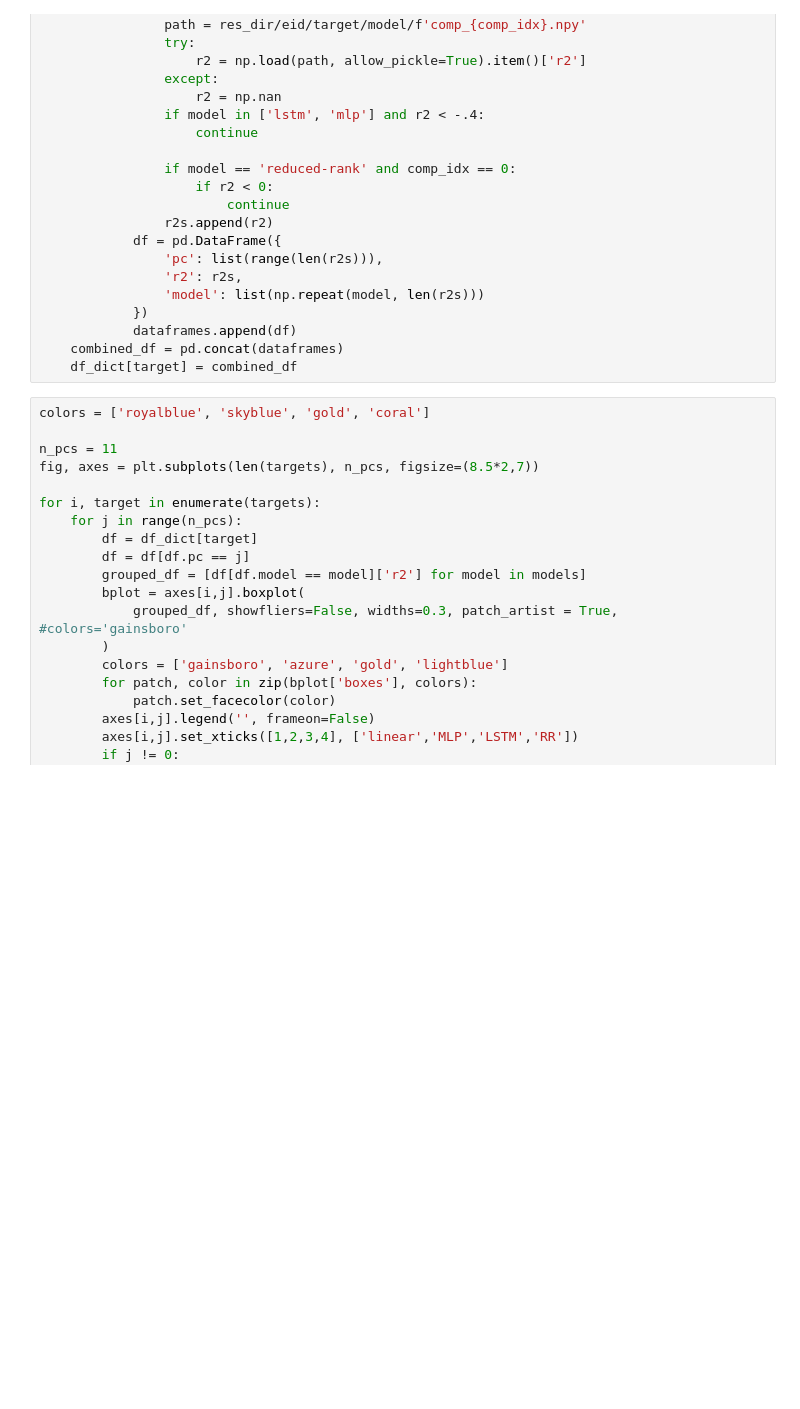
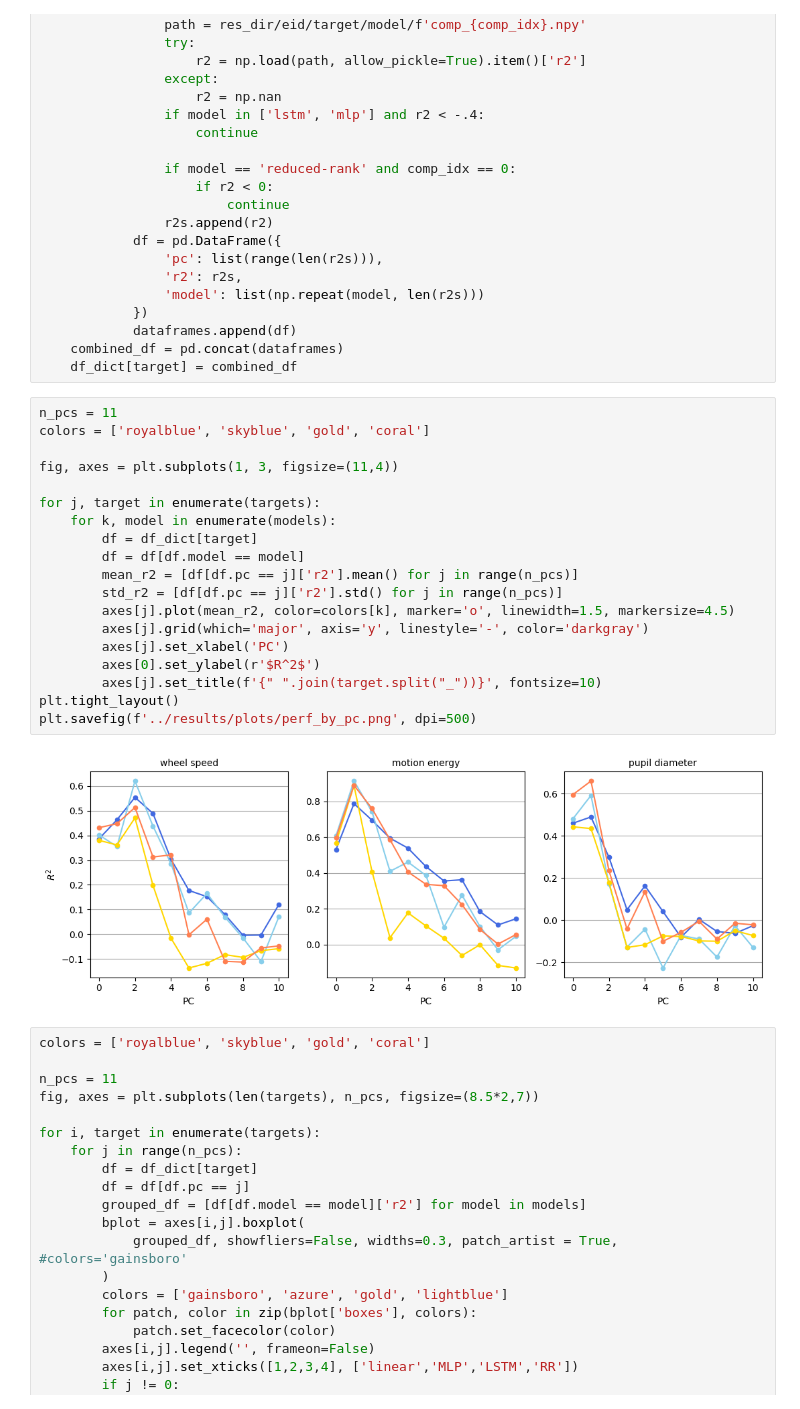
Before and after one commit to yzhang511/neural_decoding, a Jupyter notebook: notebooks/behavior_decomp.ipynb, the cells around one changed output. Saved outputs shown, nothing was run; the diff lists cells and outputs as text; blank space fills up the shorter version.

```diff
--- a/notebooks/behavior_decomp.ipynb
+++ b/notebooks/behavior_decomp.ipynb
@@ -692,6 +730,27 @@ for target in targets:
             dataframes.append(df)
     combined_df = pd.concat(dataframes)
     df_dict[target] = combined_df
+# %%
+n_pcs = 11
+colors = ['royalblue', 'skyblue', 'gold', 'coral']
+
+fig, axes = plt.subplots(1, 3, figsize=(11,4))
+
+for j, target in enumerate(targets):
+    for k, model in enumerate(models):
+        df = df_dict[target]
+        df = df[df.model == model]
+        mean_r2 = [df[df.pc == j]['r2'].mean() for j in range(n_pcs)]
+        std_r2 = [df[df.pc == j]['r2'].std() for j in range(n_pcs)]
+        axes[j].plot(mean_r2, color=colors[k], marker='o', linewidth=1.5, markersize=4.5)
+        axes[j].grid(which='major', axis='y', linestyle='-', color='darkgray')
+        axes[j].set_xlabel('PC')
+        axes[0].set_ylabel(r'$R^2$')
+        axes[j].set_title(f'{" ".join(target.split("_"))}', fontsize=10)
+plt.tight_layout()
+plt.savefig(f'../results/plots/perf_by_pc.png', dpi=500)
+# %% [output]
+[figure, added]
 # %%
 colors = ['royalblue', 'skyblue', 'gold', 'coral']
 
```
Also changed, not shown: parts of 5 cells of this notebook.
